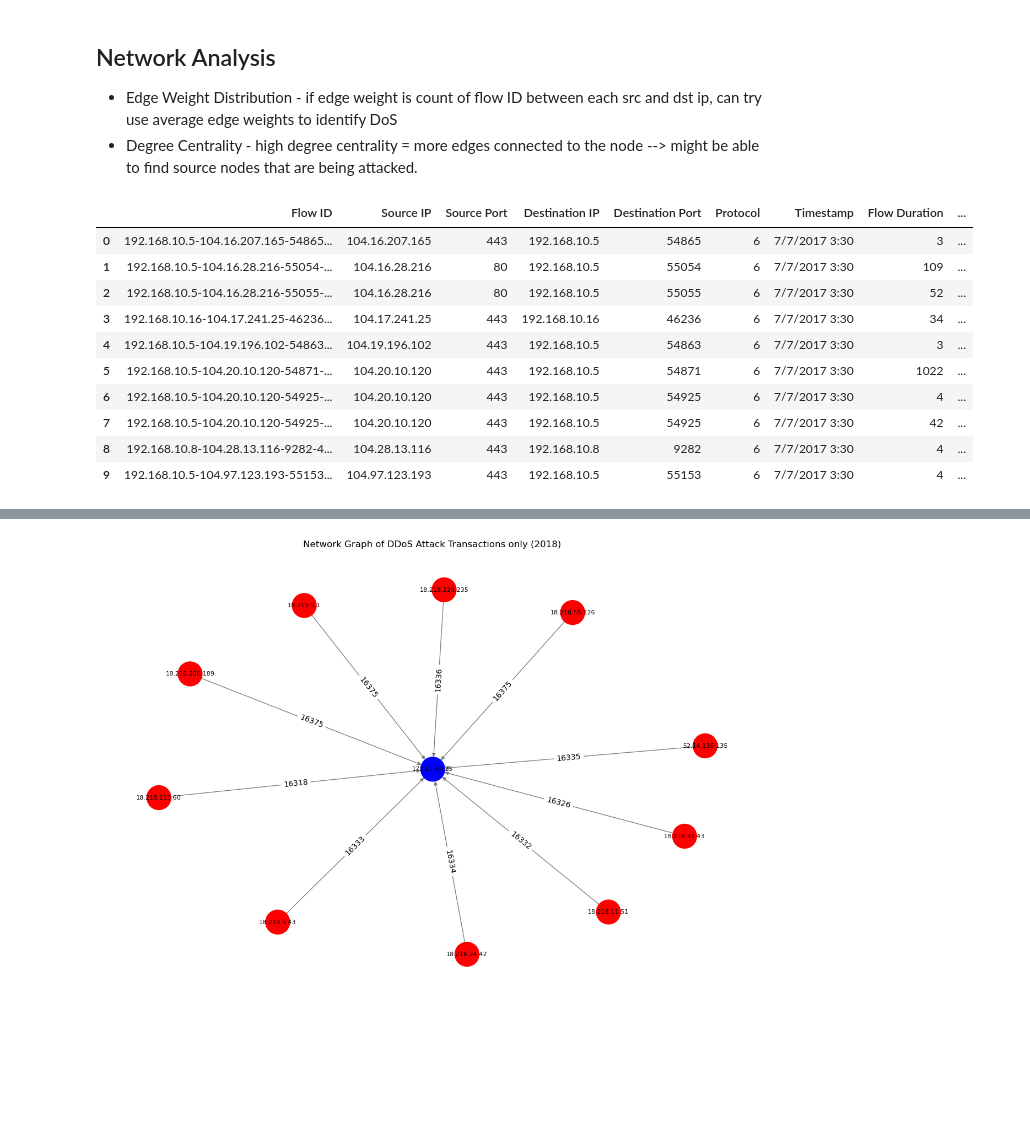
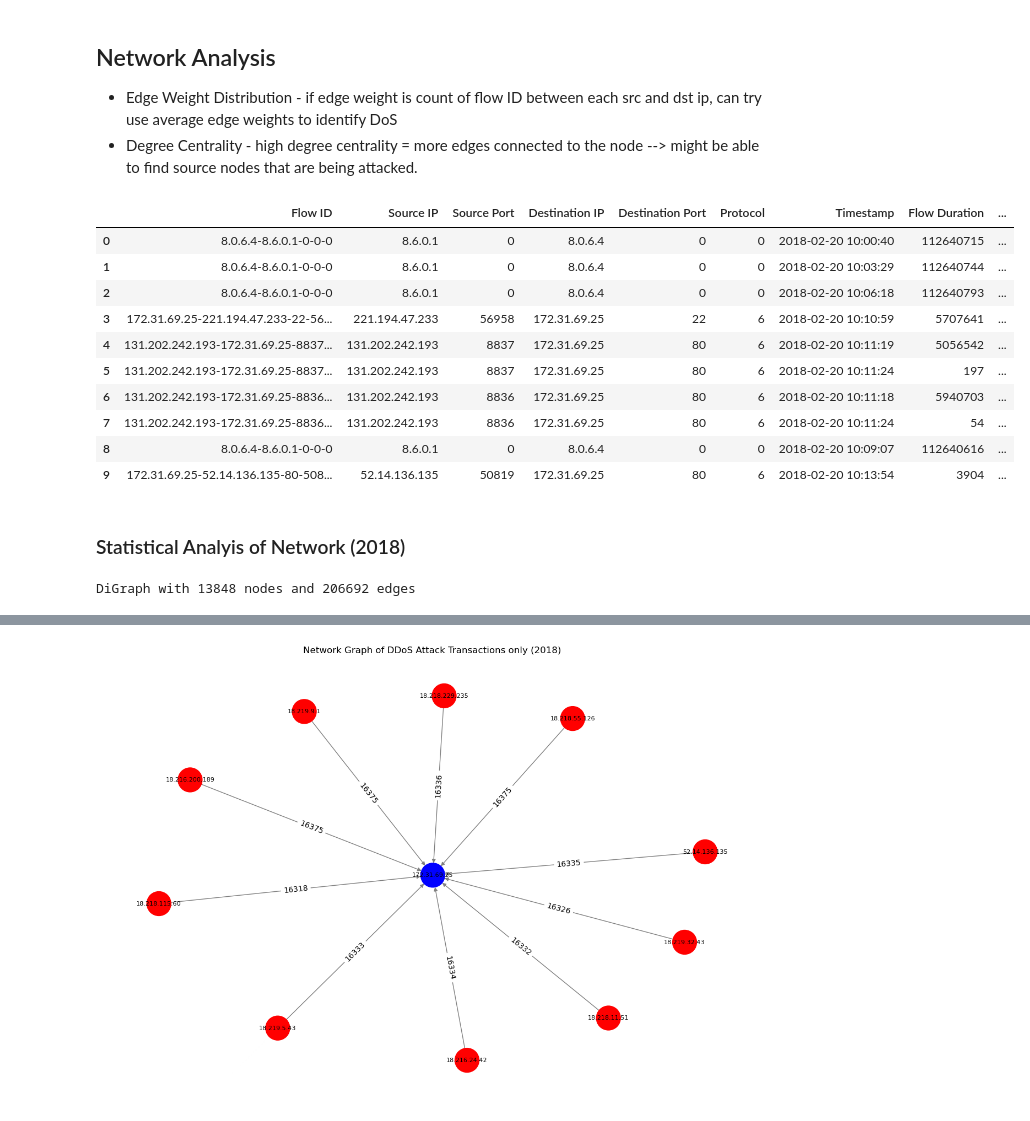
Before and after one commit to zhiyongyong-nus/dsa4263-fraudsters, a Jupyter notebook: cybersec_EDA.ipynb, the cells around one changed output, grey strips where cells are left out. Saved outputs shown, nothing was run; the diff lists cells and outputs as text; code cells hidden in the pictures; blank space fills up the shorter version.

```diff
--- a/cybersec_EDA.ipynb
+++ b/cybersec_EDA.ipynb
@@ -321,16 +322,18 @@ plt.show()
 - Edge Weight Distribution - if edge weight is count of flow ID between each src and dst ip, can try use average edge weights to identify DoS
 - Degree Centrality - high degree centrality = more edges connected to the node --> might be able to find source nodes that are being attacked.
 # %%
-ddos2017_df_cleaned.head(10)
+ddos2018_df_cleaned.head(10)
 # %% [output]
 |  | Flow ID | Source IP | Source Port | Destination IP | Destination Port | Protocol | Timestamp | Flow Duration | ... |
-| 0 | 192.168.10.5-104.16.207.165-54865... | 104.16.207.165 | 443 | 192.168.10.5 | 54865 | 6 | 7/7/2017 3:30 | 3 | ... |
-| 1 | 192.168.10.5-104.16.28.216-55054-... | 104.16.28.216 | 80 | 192.168.10.5 | 55054 | 6 | 7/7/2017 3:30 | 109 | ... |
-| 2 | 192.168.10.5-104.16.28.216-55055-... | 104.16.28.216 | 80 | 192.168.10.5 | 55055 | 6 | 7/7/2017 3:30 | 52 | ... |
-| 3 | 192.168.10.16-104.17.241.25-46236... | 104.17.241.25 | 443 | 192.168.10.16 | 46236 | 6 | 7/7/2017 3:30 | 34 | ... |
-| 4 | 192.168.10.5-104.19.196.102-54863... | 104.19.196.102 | 443 | 192.168.10.5 | 54863 | 6 | 7/7/2017 3:30 | 3 | ... |
-| 5 | 192.168.10.5-104.20.10.120-54871-... | 104.20.10.120 | 443 | 192.168.10.5 | 54871 | 6 | 7/7/2017 3:30 | 1022 | ... |
-| 6 | 192.168.10.5-104.20.10.120-54925-... | 104.20.10.120 | 443 | 192.168.10.5 | 54925 | 6 | 7/7/2017 3:30 | 4 | ... |
-| 7 | 192.168.10.5-104.20.10.120-54925-... | 104.20.10.120 | 443 | 192.168.10.5 | 54925 | 6 | 7/7/2017 3:30 | 42 | ... |
-| 8 | 192.168.10.8-104.28.13.116-9282-4... | 104.28.13.116 | 443 | 192.168.10.8 | 9282 | 6 | 7/7/2017 3:30 | 4 | ... |
-| 9 | 192.168.10.5-104.97.123.193-55153... | 104.97.123.193 | 443 | 192.168.10.5 | 55153 | 6 | 7/7/2017 3:30 | 4 | ... |
+| 0 | 8.0.6.4-8.6.0.1-0-0-0 | 8.6.0.1 | 0 | 8.0.6.4 | 0 | 0 | 2018-02-20 10:00:40 | 112640715 | ... |
+| 1 | 8.0.6.4-8.6.0.1-0-0-0 | 8.6.0.1 | 0 | 8.0.6.4 | 0 | 0 | 2018-02-20 10:03:29 | 112640744 | ... |
+| 2 | 8.0.6.4-8.6.0.1-0-0-0 | 8.6.0.1 | 0 | 8.0.6.4 | 0 | 0 | 2018-02-20 10:06:18 | 112640793 | ... |
+| 3 | 172.31.69.25-221.194.47.233-22-56... | 221.194.47.233 | 56958 | 172.31.69.25 | 22 | 6 | 2018-02-20 10:10:59 | 5707641 | ... |
+| 4 | 131.202.242.193-172.31.69.25-8837... | 131.202.242.193 | 8837 | 172.31.69.25 | 80 | 6 | 2018-02-20 10:11:19 | 5056542 | ... |
+| 5 | 131.202.242.193-172.31.69.25-8837... | 131.202.242.193 | 8837 | 172.31.69.25 | 80 | 6 | 2018-02-20 10:11:24 | 197 | ... |
+| 6 | 131.202.242.193-172.31.69.25-8836... | 131.202.242.193 | 8836 | 172.31.69.25 | 80 | 6 | 2018-02-20 10:11:18 | 5940703 | ... |
+| 7 | 131.202.242.193-172.31.69.25-8836... | 131.202.242.193 | 8836 | 172.31.69.25 | 80 | 6 | 2018-02-20 10:11:24 | 54 | ... |
+| 8 | 8.0.6.4-8.6.0.1-0-0-0 | 8.6.0.1 | 0 | 8.0.6.4 | 0 | 0 | 2018-02-20 10:09:07 | 112640616 | ... |
+| 9 | 172.31.69.25-52.14.136.135-80-508... | 52.14.136.135 | 50819 | 172.31.69.25 | 80 | 6 | 2018-02-20 10:13:54 | 3904 | ... |
+# %% [markdown]
+### Statistical Analyis of Network (2018)
@@ -336,0 +363,4 @@ ddos2017_df_cleaned.head(10)
+# %%
+print(G)
+# %% [output]
+DiGraph with 13848 nodes and 206692 edges
```
Also changed, not shown: parts of 23 cells of this notebook.
